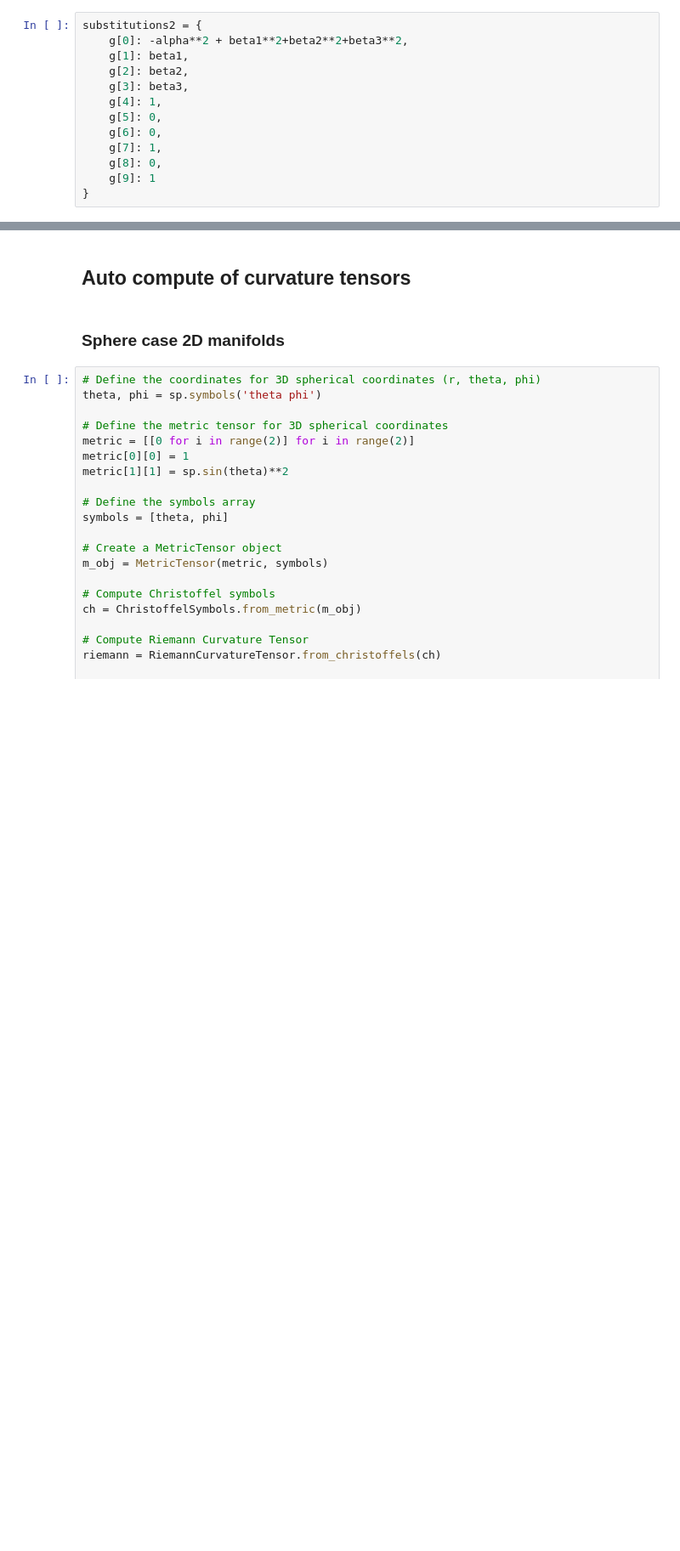
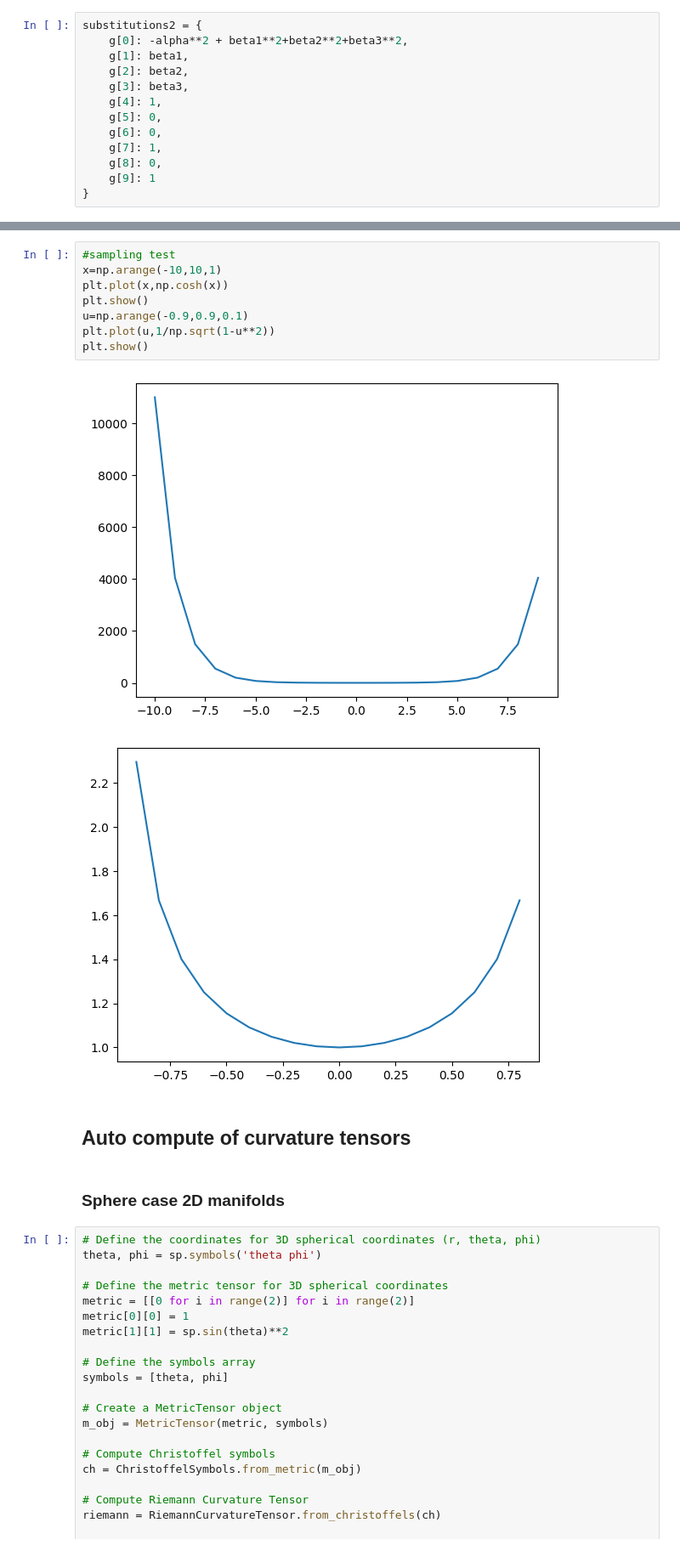
Before and after one commit to nmonnet/Warp-Factory-for-Python, a Jupyter notebook: warp_drive_study.ipynb, the cells around one changed output, grey strips where cells are left out. Shown: that part at 85% size. Drawn from its saved outputs; the diff is of its cells as text; blank space fills up the shorter version.

```diff
--- a/warp_drive_study.ipynb
+++ b/warp_drive_study.ipynb
@@ -260,3 +420,14 @@ $\displaystyle \left[\begin{matrix}\frac{1}{\sqrt{\alpha^{2}}}\\- \frac{\beta_{1
+# %%
+#sampling test
+x=np.arange(-10,10,1)
+plt.plot(x,np.cosh(x))
+plt.show()
+u=np.arange(-0.9,0.9,0.1)
+plt.plot(u,1/np.sqrt(1-u**2))
+plt.show()
+# %% [output]
+[figure, added]
+[figure, added]
 # %% [markdown]
 ## Auto compute of curvature tensors
 # %% [markdown]
```
Also changed, not shown: parts of 31 cells of this notebook.
